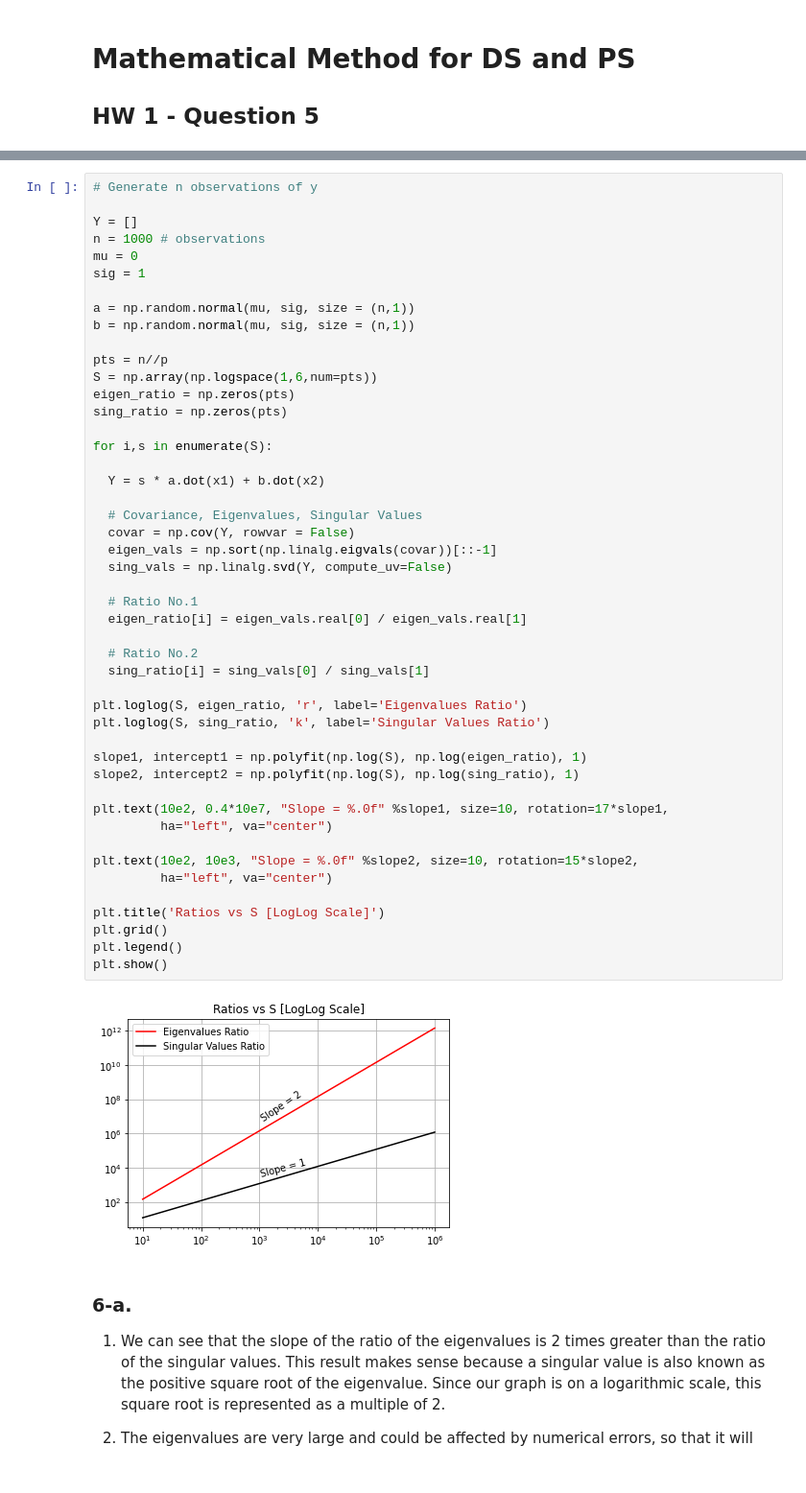
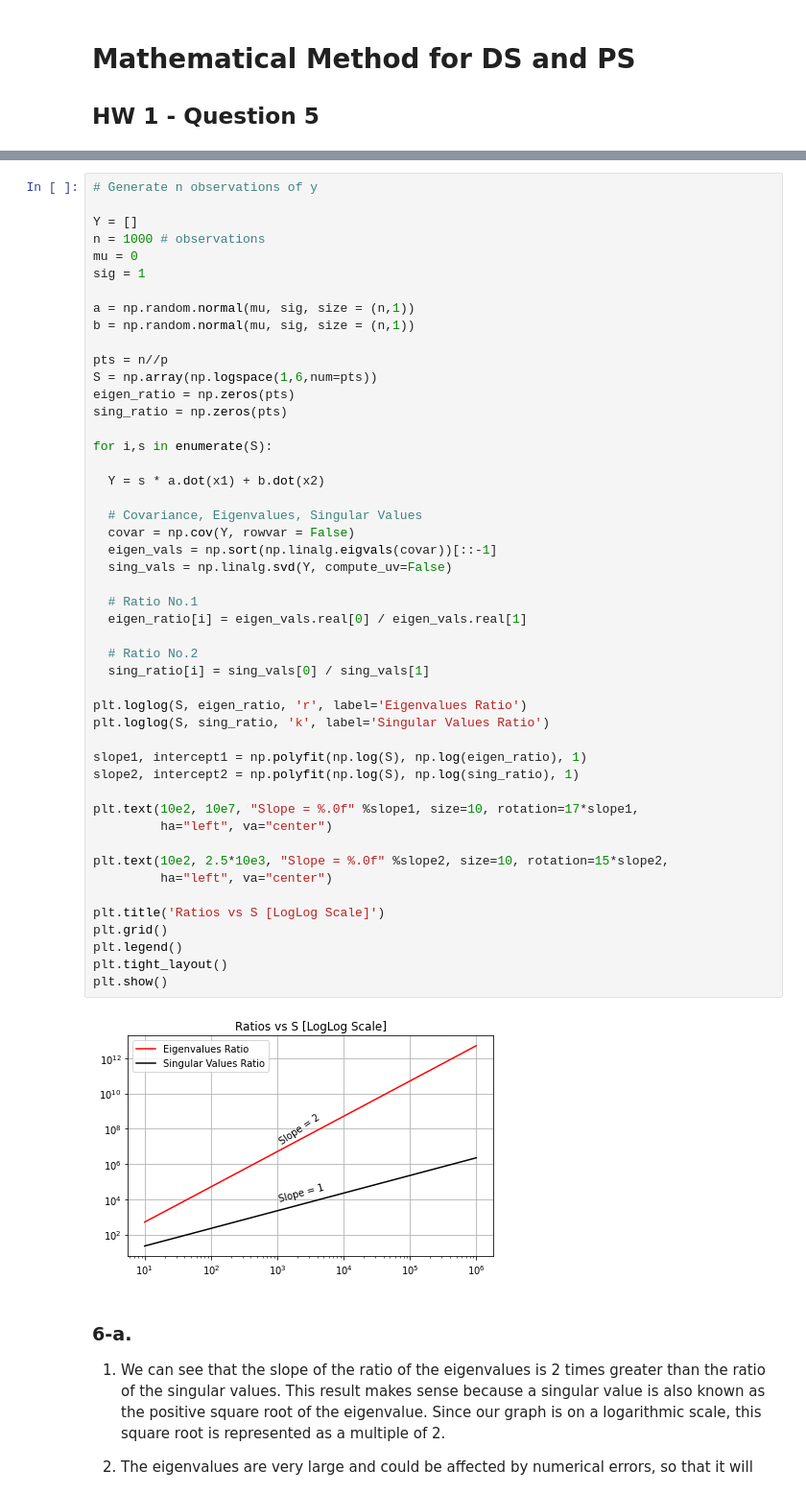
Before and after one commit to ortra/myrepo, a Jupyter notebook: Math_for_DS_and_SP_HW1.ipynb, the cells around one changed output, grey strips where cells are left out. Shown at 96% size. Drawn from its saved outputs; the diff is of its cells as text.

```diff
--- a/Math_for_DS_and_SP_HW1.ipynb
+++ b/Math_for_DS_and_SP_HW1.ipynb
@@ -44,36 +44,37 @@ sing_ratio = np.zeros(pts)
 for i,s in enumerate(S):
 
   Y = s * a.dot(x1) + b.dot(x2)
 
   # Covariance, Eigenvalues, Singular Values
   covar = np.cov(Y, rowvar = False)
   eigen_vals = np.sort(np.linalg.eigvals(covar))[::-1]
   sing_vals = np.linalg.svd(Y, compute_uv=False)
 
   # Ratio No.1
   eigen_ratio[i] = eigen_vals.real[0] / eigen_vals.real[1]
 
   # Ratio No.2
   sing_ratio[i] = sing_vals[0] / sing_vals[1]
 
 plt.loglog(S, eigen_ratio, 'r', label='Eigenvalues Ratio')
 plt.loglog(S, sing_ratio, 'k', label='Singular Values Ratio')
 
 slope1, intercept1 = np.polyfit(np.log(S), np.log(eigen_ratio), 1)
 slope2, intercept2 = np.polyfit(np.log(S), np.log(sing_ratio), 1)
 
-plt.text(10e2, 0.4*10e7, "Slope = %.0f" %slope1, size=10, rotation=17*slope1,
+plt.text(10e2, 10e7, "Slope = %.0f" %slope1, size=10, rotation=17*slope1,
          ha="left", va="center")
 
-plt.text(10e2, 10e3, "Slope = %.0f" %slope2, size=10, rotation=15*slope2,
+plt.text(10e2, 2.5*10e3, "Slope = %.0f" %slope2, size=10, rotation=15*slope2,
          ha="left", va="center")
 
 plt.title('Ratios vs S [LogLog Scale]')
 plt.grid()
 plt.legend()
+plt.tight_layout()
 plt.show()
 # %% [output]
-[figure, old version]
+[figure, new version]
 # %% [markdown]
 ### 6-a.
 
```
Also changed, not shown: parts of 4 cells of this notebook.
